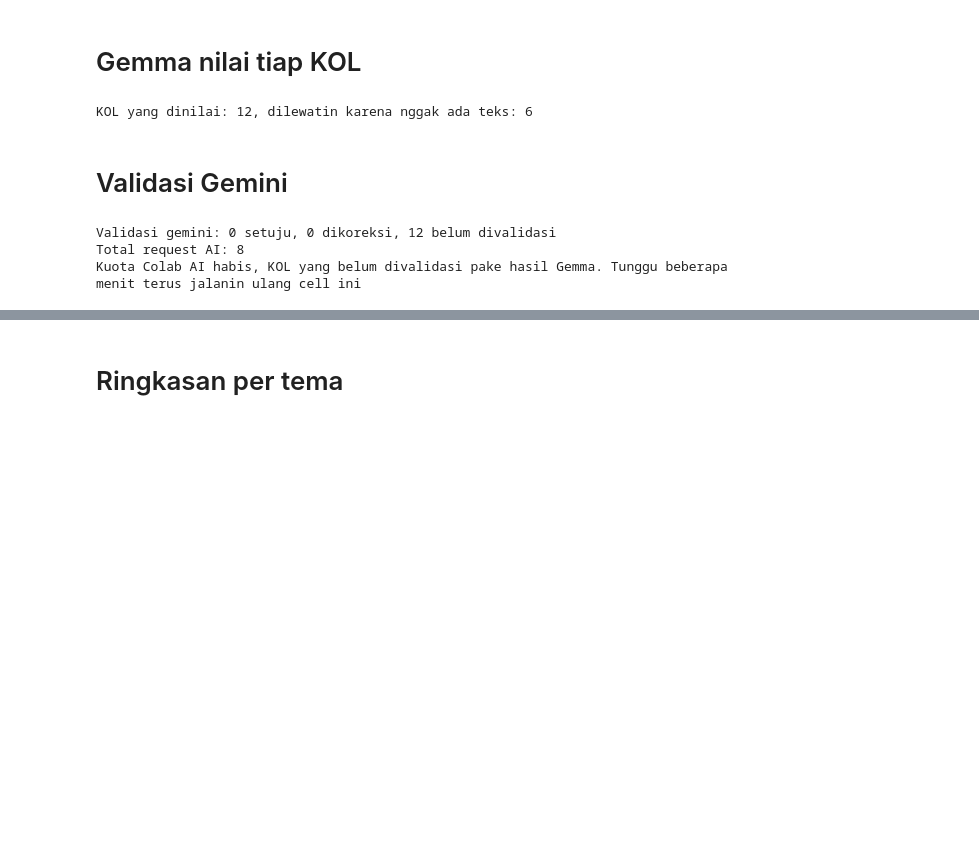
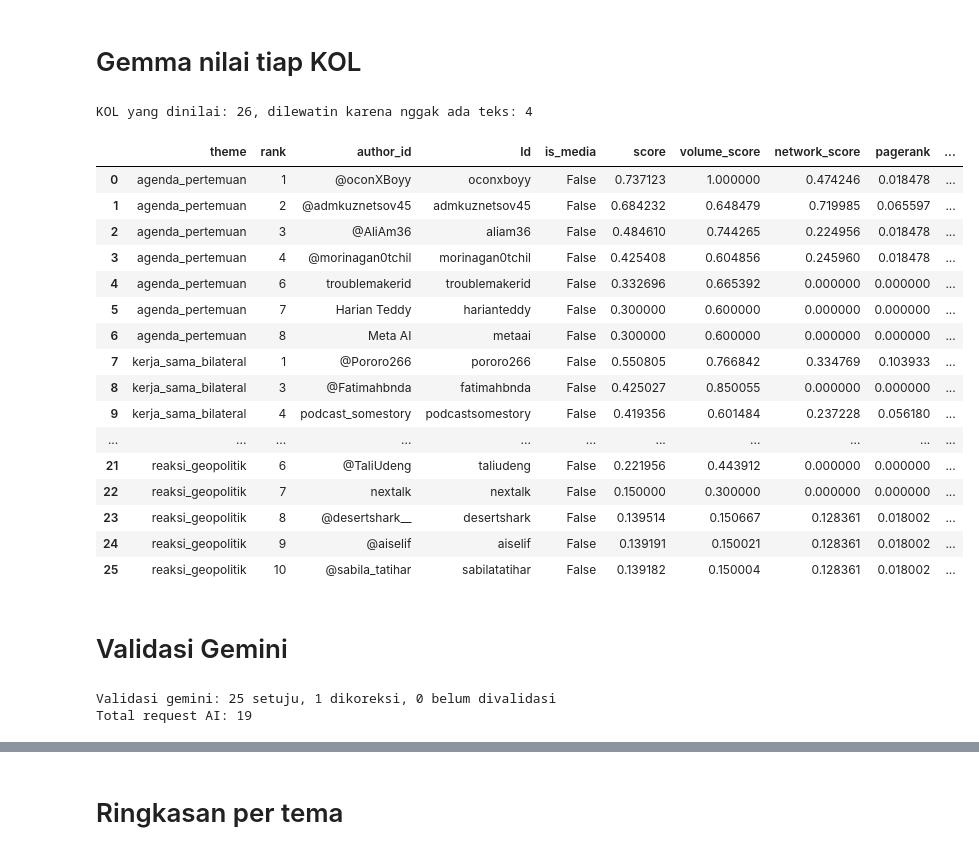
Before and after one commit to aldo02032004/naufaldo.github.io, a Jupyter notebook: kol_network_stance.ipynb, the cells around one changed output, grey strips where cells are left out. Cells and saved outputs as stored; diff of their text form; code cells hidden in the pictures; blank space fills up the shorter version.

```diff
--- a/kol_network_stance.ipynb
+++ b/kol_network_stance.ipynb
@@ -329,28 +342,32 @@ assert canonical(float("nan")) is None and canonical("  ") is None
 # %%
 INCLUDE_MEDIA = False   # True = akun media ikut dianalisis & bisa jadi KOL, False = akun media dibuang
 
-NUM_COLS = ["Followers", "Retweeted", "Favourited"]
+NUM_COLS = [COL_FOLLOWERS, COL_RETWEETED, COL_FAVOURITED]
 df_raw[NUM_COLS] = df_raw[NUM_COLS].apply(pd.to_numeric, errors="coerce").fillna(0)
 
 by_account = pd.Series([is_media_account(a, p, extra_accounts=EXTRA_MEDIA_ACCOUNTS)
-                        for a, p in zip(df_raw["Author"], df_raw["Media"])], index=df_raw.index)
-by_name = df_raw["Author"].map(is_media_name)   # nama kanal YouTube/Facebook yang ada spasinya
+                        for a, p in zip(df_raw[COL_AUTHOR_ID], df_raw[COL_MEDIA])], index=df_raw.index)
+by_name = df_raw[COL_AUTHOR_ID].map(is_media_name)
 is_media = by_account | by_name
 
-# media yang ketauan dari satu ejaan (www.kompastv.com) ikut ditandain di ejaan lain (@KOMPASTVCOM).
-# MEDIA_IDS sama author_key dipake lagi di Step 5
-df_raw["author_key"] = df_raw["Author"].map(canonical)
+df_raw["author_key"] = df_raw[COL_AUTHOR_ID].map(canonical)
 MEDIA_IDS = set(df_raw.loc[is_media, "author_key"].dropna()) | {canonical(a) for a in EXTRA_MEDIA_ACCOUNTS}
 by_merge = df_raw["author_key"].isin(MEDIA_IDS) & ~is_media
 is_media |= by_merge
 df_raw["is_media"] = is_media
+
 print(f"Baris media: {is_media.sum()} ({(by_name & ~by_account).sum()} dari nama kanal, {by_merge.sum()} dari ejaan lain)")
+print(f"Baris non-media: {(~is_media).sum()}")
+print("Contoh kanal media dari nama:", df_raw.loc[by_name & ~by_account, COL_AUTHOR_ID].unique()[:15].tolist())
+print("Contoh ejaan media hasil merge:", df_raw.loc[by_merge, COL_AUTHOR_ID].unique()[:15].tolist())
+display(df_raw[[COL_AUTHOR_ID, COL_MEDIA, "is_media"]]
+        .drop_duplicates(subset=COL_AUTHOR_ID).head(20))
 
 if INCLUDE_MEDIA:
-    print("Akun media ikut dianalisis, Step 4 bakal lebih lama & boros kuota")
+    print(f"Akun media ikut dianalisis ({is_media.sum()} baris). Step 4 bakal lebih lama & boros kuota")
 else:
     df_raw = df_raw[~is_media].reset_index(drop=True)
     print("Akun media dibuang")
-print(f"Sisa {len(df_raw)} baris, {df_raw['author_key'].isna().sum()} di antaranya tanpa Author (tetep dipake buat tema)")
+print(f"Baris tanpa Author: {df_raw['author_key'].isna().sum()} (tetep dipake buat tema, tapi nggak ikut ranking KOL)")
 # %% [output]
 Baris media: 29558 (790 dari nama kanal, 77 dari ejaan lain)
@@ -368,7 +405,7 @@ EMOJI_LANG = "id" if "id" in emoji.LANGUAGES else "en"
 
 
 def strip_noise(text):
-    # buang RT & [RE user], emoji jadi kata, 'mantaaap' -> 'mantaap'
+    # buang RT & [RE user], emoji jadi kata
     text = RE_REPLY.sub(" ", RE_RT_PREFIX.sub("", text))
     text = emoji.demojize(text, language=EMOJI_LANG).replace("_", " ").replace(":", " ")
     return RE_ELONGATION.sub(r"\1\1", text)
@@ -387,11 +424,10 @@ def build_raw_text(headline, mentions):
 
 
 def dedup_key(texts):
-    # kunci buat nyari duplikat (huruf kecil, tanpa tanda baca). dipake lagi di Step 5B
     return texts.str.lower().str.replace(r"[^\w\s]", "", regex=True).str.split().str.join(" ")
 
 
-df_raw["text_raw_combined"] = [build_raw_text(h, m) for h, m in zip(df_raw["Headline"], df_raw["Mentions"])]
+df_raw["text_raw_combined"] = [build_raw_text(h, m) for h, m in zip(df_raw[COL_HEADLINE], df_raw[COL_MENTIONS])]
 df_raw["is_retweet"] = df_raw["text_raw_combined"].map(lambda t: bool(RE_RT_PREFIX.match(t)))
 df_raw["text_clean"] = df_raw["text_raw_combined"].map(strip_noise).progress_apply(clean_for_bert)
 
@@ -400,10 +436,13 @@ print(f"Buang {len(df_raw) - len(df_clean)} baris kosong / kependekan")
 
 before = len(df_clean)
 df_clean = (df_clean.assign(dedup_key=dedup_key(df_clean["text_clean"]))
-            .sort_values("is_retweet", kind="stable")   # post asli didahuluin biar yang kesimpen punya penulis aslinya
+            .sort_values("is_retweet", kind="stable")
             .drop_duplicates(subset="dedup_key")
             .sort_index()
             .drop(columns="dedup_key").reset_index(drop=True))
-print(f"Retweet: {df_raw['is_retweet'].sum()}, duplikat dibuang: {before - len(df_clean)}, sisa {len(df_clean)} baris")
+print(f"Retweet: {df_raw['is_retweet'].sum()}, duplikat dibuang: {before - len(df_clean)}")
+print(f"Sisa {len(df_clean)} baris ({df_clean['is_retweet'].sum()} retweet yang post aslinya nggak ada di data)")
+
+display(df_clean[["text_raw_combined", "text_clean"]].head(5))
 # %% [output]
 Buang 1709 baris kosong / kependekan
@@ -787,34 +993,52 @@ def judge_kol(row, posts):
 # %%
 LLM_TEST_N = None   # isi angka buat nyoba beberapa KOL dulu, None = semua KOL
 
 kol_texts = {}   # post yang dibaca LLM per KOL, dipake lagi di Step 6C
 records = []
 todo = df_top_authors if LLM_TEST_N is None else df_top_authors.head(LLM_TEST_N)
 for _, row in tqdm(todo.iterrows(), total=len(todo), desc="Sentimen + stance + summary (LLM lokal)"):
     posts = kol_posts(row["Id"], row["theme"])
     if not posts:   # KOL yang cuma muncul di jaringan, nggak punya teks
         continue
     kol_texts[(row["Id"], row["theme"])] = posts
     try:
         out = judge_kol(row, posts)
     except Exception as e:
         print(f"Error di {row['author_id']} ({row['theme']}): {type(e).__name__}: {e}")
         out = {"relevan": None, "summary": "", "sentiment": UNCLASSIFIED, "stance": UNCLASSIFIED,
                "alasan": f"error LLM: {type(e).__name__}"}
-    records.append({**row[["theme", "rank", "author_id", "Id", "score"]].to_dict(),
-                    "jumlah_teks": len(posts), **out})   # jumlah cuitan yang dibaca LLM
+    records.append({**row[["theme", "rank", "author_id", "Id", "is_media", "score", "volume_score",
+                           "network_score", "pagerank", "eigenvector"]].to_dict(), "jumlah_teks": len(posts), **out})
 
 df_kol = pd.DataFrame(records)
 print(f"KOL yang dinilai: {len(df_kol)}, dilewatin karena nggak ada teks: {len(todo) - len(df_kol)}")
 off_topic = df_kol["relevan"].eq(False)
 if off_topic.any():
     print(f"{off_topic.sum()} KOL ternyata nggak bahas topik (salah tema di Step 4): "
           f"{', '.join(df_kol.loc[off_topic, 'author_id'].astype(str))}")
-    print("KOL ini nggak dihitung di hasil akhir")
+    print("KOL ini nggak dihitung di rekap & ringkasan tema")
 if LLM_TEST_N is not None:
     print(f"Baru nyoba {len(df_kol)} KOL. Kalau udah oke, set LLM_TEST_N = None terus jalanin ulang")
+display(df_kol)
 # %% [output]
-KOL yang dinilai: 12, dilewatin karena nggak ada teks: 6
+KOL yang dinilai: 26, dilewatin karena nggak ada teks: 4
+|  | theme | rank | author_id | Id | is_media | score | volume_score | network_score | pagerank | ... |
+| 0 | agenda_pertemuan | 1 | @oconXBoyy | oconxboyy | False | 0.737123 | 1.000000 | 0.474246 | 0.018478 | ... |
+| 1 | agenda_pertemuan | 2 | @admkuznetsov45 | admkuznetsov45 | False | 0.684232 | 0.648479 | 0.719985 | 0.065597 | ... |
+| 2 | agenda_pertemuan | 3 | @AliAm36 | aliam36 | False | 0.484610 | 0.744265 | 0.224956 | 0.018478 | ... |
+| 3 | agenda_pertemuan | 4 | @morinagan0tchil | morinagan0tchil | False | 0.425408 | 0.604856 | 0.245960 | 0.018478 | ... |
+| 4 | agenda_pertemuan | 6 | troublemakerid | troublemakerid | False | 0.332696 | 0.665392 | 0.000000 | 0.000000 | ... |
+| 5 | agenda_pertemuan | 7 | Harian Teddy | harianteddy | False | 0.300000 | 0.600000 | 0.000000 | 0.000000 | ... |
+| 6 | agenda_pertemuan | 8 | Meta AI | metaai | False | 0.300000 | 0.600000 | 0.000000 | 0.000000 | ... |
+| 7 | kerja_sama_bilateral | 1 | @Pororo266 | pororo266 | False | 0.550805 | 0.766842 | 0.334769 | 0.103933 | ... |
+| 8 | kerja_sama_bilateral | 3 | @Fatimahbnda | fatimahbnda | False | 0.425027 | 0.850055 | 0.000000 | 0.000000 | ... |
+| 9 | kerja_sama_bilateral | 4 | podcast_somestory | podcastsomestory | False | 0.419356 | 0.601484 | 0.237228 | 0.056180 | ... |
+| ... | ... | ... | ... | ... | ... | ... | ... | ... | ... | ... |
+| 21 | reaksi_geopolitik | 6 | @TaliUdeng | taliudeng | False | 0.221956 | 0.443912 | 0.000000 | 0.000000 | ... |
+| 22 | reaksi_geopolitik | 7 | nextalk | nextalk | False | 0.150000 | 0.300000 | 0.000000 | 0.000000 | ... |
+| 23 | reaksi_geopolitik | 8 | @desertshark__ | desertshark | False | 0.139514 | 0.150667 | 0.128361 | 0.018002 | ... |
+| 24 | reaksi_geopolitik | 9 | @aiselif | aiselif | False | 0.139191 | 0.150021 | 0.128361 | 0.018002 | ... |
+| 25 | reaksi_geopolitik | 10 | @sabila_tatihar | sabilatatihar | False | 0.139182 | 0.150004 | 0.128361 | 0.018002 | ... |
 # %% [markdown]
 # Validasi Gemini
 # %%
@@ -842,7 +1066,7 @@ kalau salah, ganti dengan label yang benar.
 {items}
 
 Jawab HANYA JSON array berisi tepat {len(rows)} objek dengan field:
-index (nomor akun), sentiment, stance."""
+index (nomor akun), sentiment, stance, catatan (alasan singkat kalau mengoreksi; string kosong kalau setuju)."""
 
 
 def apply_validation(rows, results):
@@ -851,13 +1075,14 @@ def apply_validation(rows, results):
         sent = r.get("sentiment") if r.get("sentiment") in SENTIMENTS else row["sentiment"]
         stance = r.get("stance") if r.get("stance") in STANCES else row["stance"]
         changed = (sent, stance) != (row["sentiment"], row["stance"])
-        df_kol.loc[df_idx, ["sentiment_final", "stance_final", "validasi"]] = [
-            sent, stance, "dikoreksi" if changed else "setuju"]
+        df_kol.loc[df_idx, ["sentiment_final", "stance_final", "validasi", "catatan_gemini"]] = [
+            sent, stance, "dikoreksi" if changed else "setuju", r.get("catatan", "") if changed else ""]
 
 
 df_kol["sentiment_final"] = df_kol["sentiment"]   # default pake hasil Gemma, ditimpa kalau dikoreksi gemini
 df_kol["stance_final"] = df_kol["stance"]
 df_kol["validasi"] = "belum_divalidasi"
+df_kol["catatan_gemini"] = ""
 
 to_check = df_kol[df_kol["relevan"].ne(False) & df_kol["sentiment"].ne(UNCLASSIFIED)]
 quota_hit = False
@@ -882,6 +1107,5 @@ if quota_hit:
     print("Kuota Colab AI habis, KOL yang belum divalidasi pake hasil Gemma. "
           "Tunggu beberapa menit terus jalanin ulang cell ini")
 # %% [output]
-Validasi gemini: 0 setuju, 0 dikoreksi, 12 belum divalidasi
-Total request AI: 8
-Kuota Colab AI habis, KOL yang belum divalidasi pake hasil Gemma. Tunggu beberapa menit terus jalanin ulang cell ini
+Validasi gemini: 25 setuju, 1 dikoreksi, 0 belum divalidasi
+Total request AI: 19
```
Also changed, not shown: parts of 16 cells of this notebook.
